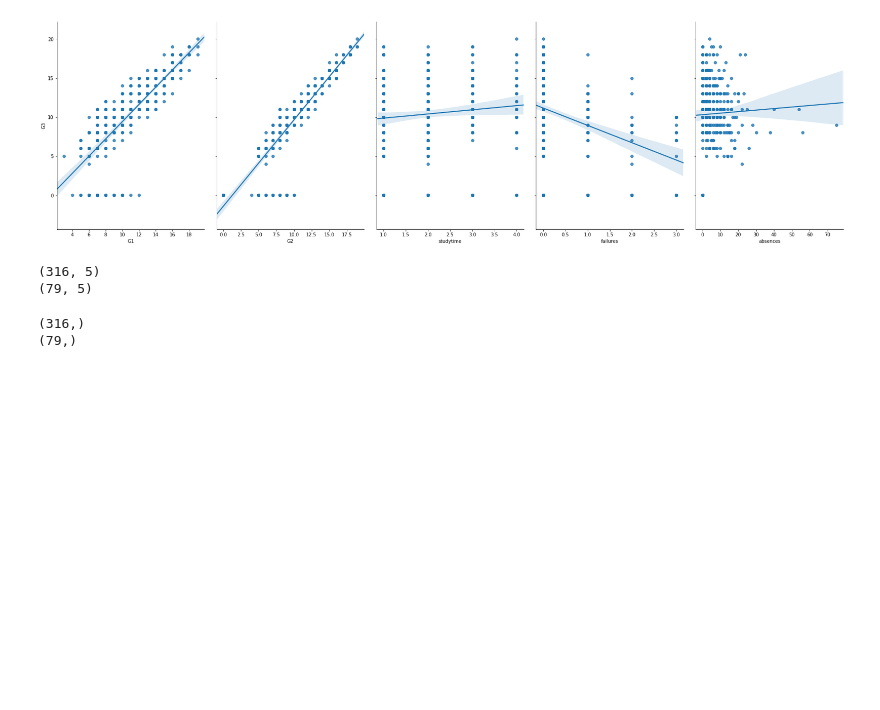
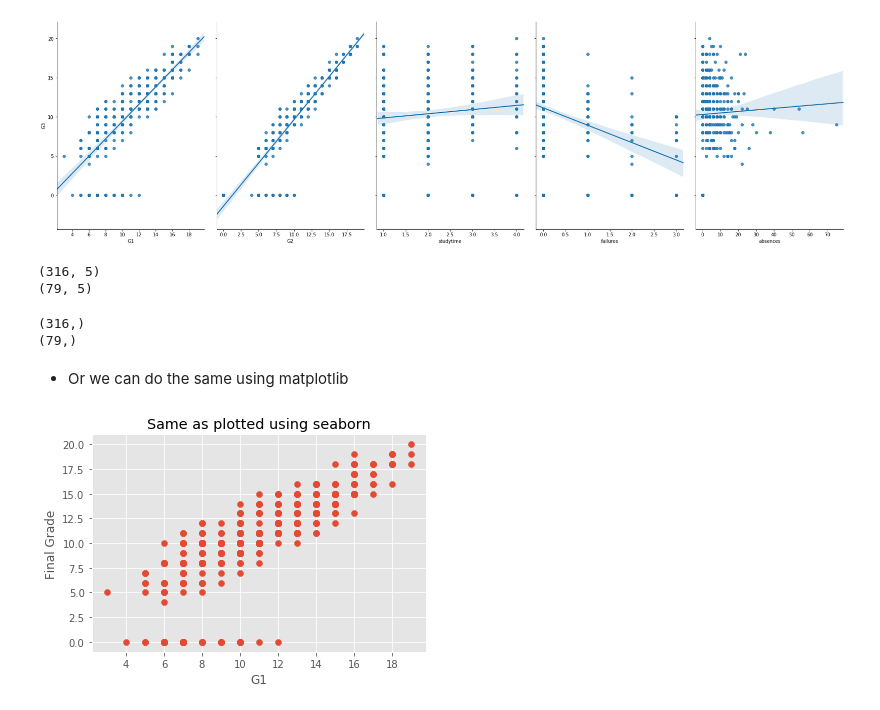
Before and after one commit to VikramVikrant/Linear-Regression-Project, a Jupyter notebook: Linear Regression.ipynb, the cells around one changed output. Saved outputs shown, nothing was run; the diff lists cells and outputs as text; code cells hidden in the pictures; blank space fills up the shorter version.

```diff
--- a/Linear Regression.ipynb
+++ b/Linear Regression.ipynb
@@ -99,3 +101,16 @@ print(y_test.shape)
 # %% [output]
 (316,)
 (79,)
+# %% [markdown]
+- Or we can do the same using matplotlib
+# %%
+#Using the scatter plot
+p='G1'
+style.use('ggplot')
+plt.scatter(new_df[p],new_df['G3'])
+plt.xlabel(p)
+plt.ylabel("Final Grade")
+plt.title("Same as plotted using seaborn")
+plt.show()
+# %% [output]
+[figure, added]
```
Also changed, not shown: parts of 5 cells of this notebook.
